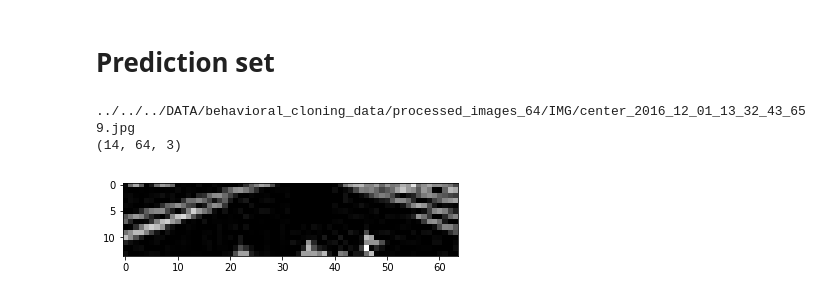
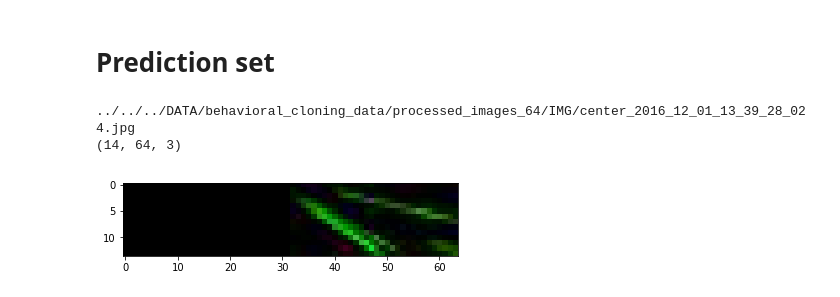
Before and after one commit to UkiDLucas/CarND-behavioral_cloning, a Jupyter notebook: model.ipynb, the cells around one changed output. Drawn from its saved outputs; the diff is of its cells as text; code cells hidden in the pictures.

```diff
--- a/model.ipynb
+++ b/model.ipynb
@@ -469,24 +442,24 @@ plt.show()
 # %% [markdown]
 # Prediction set
 # %%
-image_name = "IMG/center_2016_12_01_13_32_43_659.jpg" # stering 0.05219137
-original_steering_angle = 0.05219137
+#image_name = "IMG/center_2016_12_01_13_32_43_659.jpg" # stering 0.05219137
+#original_steering_angle = 0.05219137
 
 #image_name = "IMG/center_2016_12_01_13_33_10_579.jpg" # 0.1287396
 
-#image_name = "IMG/center_2016_12_01_13_39_28_024.jpg" # -0.9426954
-#original_steering_angle = -0.9426954
+image_name = "IMG/center_2016_12_01_13_39_28_024.jpg" # -0.9426954
+original_steering_angle = -0.9426954
 
 image_path =  data_dir + processed_images_dir + image_name
 print(image_path)
 image = read_image(image_path)
 print(image.shape)
 plt.imshow(image, cmap='gray')
 plt.show()
 # %% [output]
-../../../DATA/behavioral_cloning_data/processed_images_64/IMG/center_2016_12_01_13_32_43_659.jpg
+../../../DATA/behavioral_cloning_data/processed_images_64/IMG/center_2016_12_01_13_39_28_024.jpg
 (14, 64, 3)
-[figure, old version]
+[figure, new version]
 # %%
 #expected convolution2d_input_1 to have 4 dimensions, but got array with shape (14, 64, 3)
 image = image[None, :, :]
```
Also changed, not shown: parts of 19 cells of this notebook, 6 other files.
